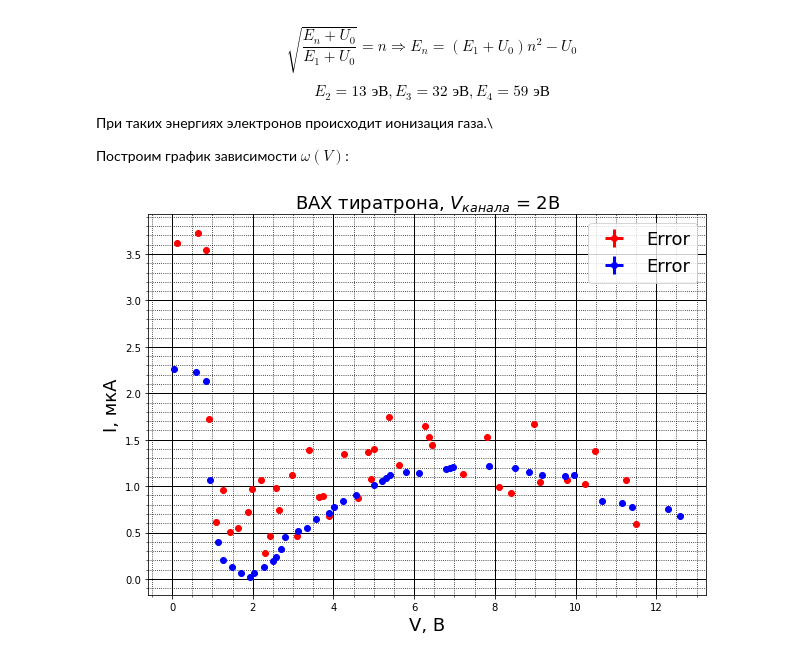
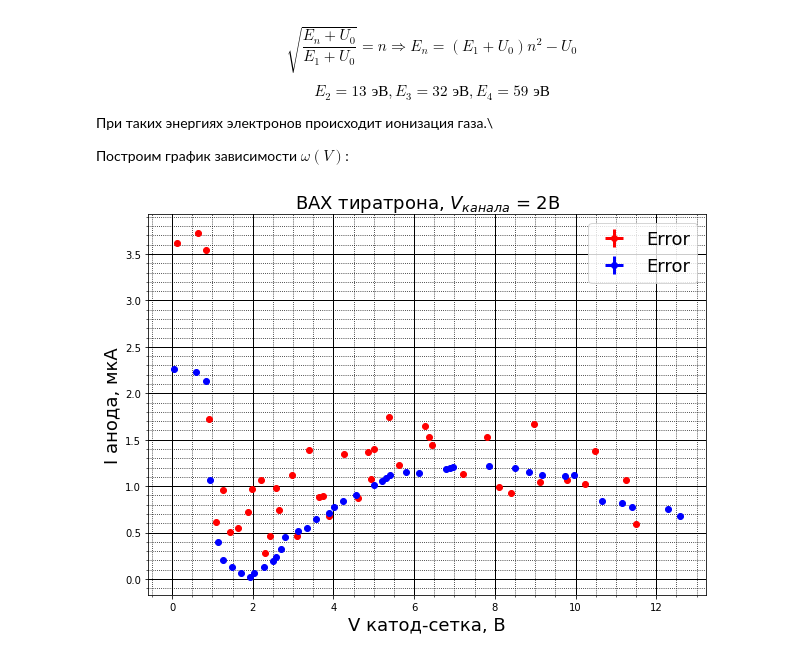
Before and after one commit to iderevyankin/mipt-labs, a Jupyter notebook: 5.1.3/Untitled.ipynb, the cells around one changed output. Saved outputs shown, nothing was run; the diff lists cells and outputs as text; code cells hidden in the pictures.

```diff
--- a/5.1.3/Untitled.ipynb
+++ b/5.1.3/Untitled.ipynb
@@ -355,33 +354,33 @@ VV2 = [2.267, 2.233, 2.133, 1.067, 0.4  , 0.2  , 0.133, 0.067, 0.026,
 
 x = II1
 y = VV1
 
 x2 = II2
 y2 = VV2
 
 sigma_x = [0.01] * 42
 sigma_y = [0.01] * 42
 
 
 fig = plt.figure(figsize = (10, 7))
 ax = fig.add_subplot(111)
 
 ax.set_title(r'ВАХ тиратрона, $V_{канала}$ = 2В', fontsize = 18)
-ax.set_xlabel(r'V, В', fontsize = 18)
-ax.set_ylabel(r'I, мкА', fontsize = 18)
+ax.set_xlabel(r'V катод-сетка, В', fontsize = 18)
+ax.set_ylabel(r'I анода, мкА', fontsize = 18)
 ax.errorbar(x, y, sigma_y, sigma_x, marker = 'o', linewidth = 3, linestyle = 'None', color = 'Red', label = 'Error')
 ax.errorbar(x2, y2, sigma_y, sigma_x, marker = 'o', linewidth = 3, linestyle = 'None', color = 'Blue', label = 'Error')
 
 xnew = np.linspace(0.156, 11.860, 1000)
 
 
 plt.legend(loc = 'best', fontsize = 18)
 
 ax.minorticks_on()
 ax.grid(which='major', color = 'Black', linewidth = 1)
 ax.grid(which='minor', color = 'Black', linestyle = ':')
 
 
 plt.show()
 # %% [output]
-[figure, old version]
+[figure, new version]
```
Also changed, not shown: parts of 4 cells of this notebook.
